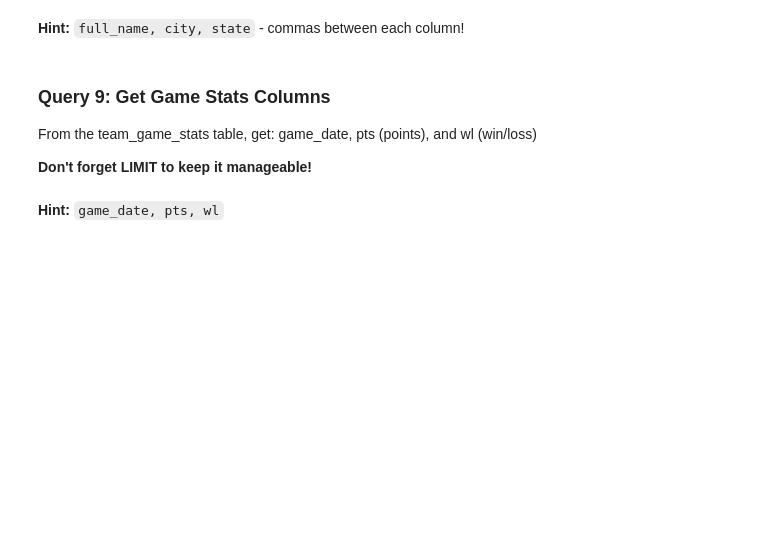
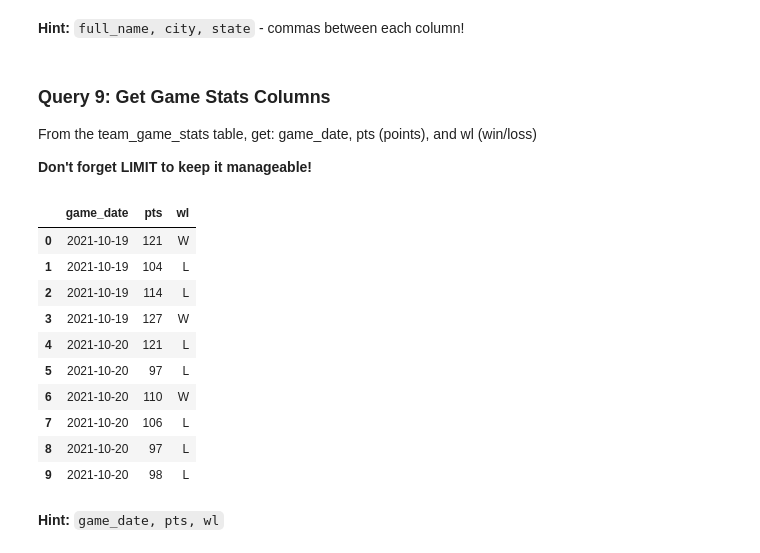
Before and after one commit to edusute/Assignment-Repo, a Jupyter notebook: ai04a tasks/ai04aPart1Tasks.ipynb, the cells around one changed output. Drawn from its saved outputs; the diff is of its cells as text; code cells hidden in the pictures; blank space fills up the shorter version.

```diff
--- a/ai04a tasks/ai04aPart1Tasks.ipynb
+++ b/ai04a tasks/ai04aPart1Tasks.ipynb
@@ -234,13 +307,25 @@ From the team_game_stats table, get: game_date, pts (points), and wl (win/loss)
 # %%
 # Get game date, points, and win/loss
 query = """
-SELECT game_date, points, win_loss
+SELECT game_date, pts, wl
 FROM team_game_stats
 LIMIT 10
 """
 
 result = pd.read_sql(query, conn)
 display(result)
+# %% [output]
+|  | game_date | pts | wl |
+| 0 | 2021-10-19 | 121 | W |
+| 1 | 2021-10-19 | 104 | L |
+| 2 | 2021-10-19 | 114 | L |
+| 3 | 2021-10-19 | 127 | W |
+| 4 | 2021-10-20 | 121 | L |
+| 5 | 2021-10-20 | 97 | L |
+| 6 | 2021-10-20 | 110 | W |
+| 7 | 2021-10-20 | 106 | L |
+| 8 | 2021-10-20 | 97 | L |
+| 9 | 2021-10-20 | 98 | L |
 # %% [markdown]
 **Hint:** `game_date, pts, wl`
 # %% [markdown]
```
Also changed, not shown: parts of 24 cells of this notebook, 5 other files.
